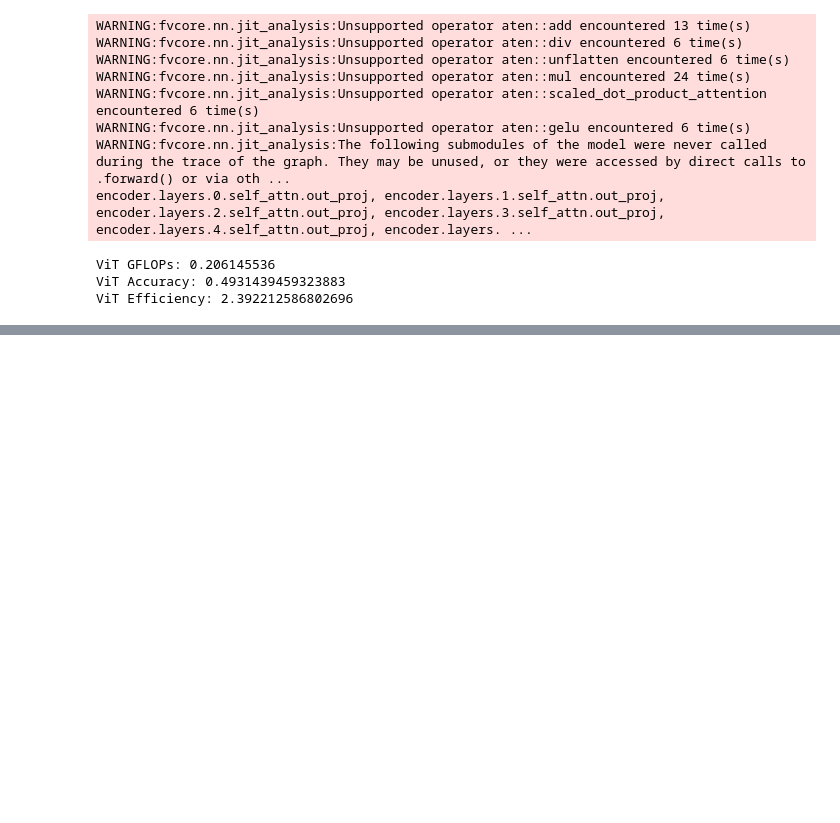
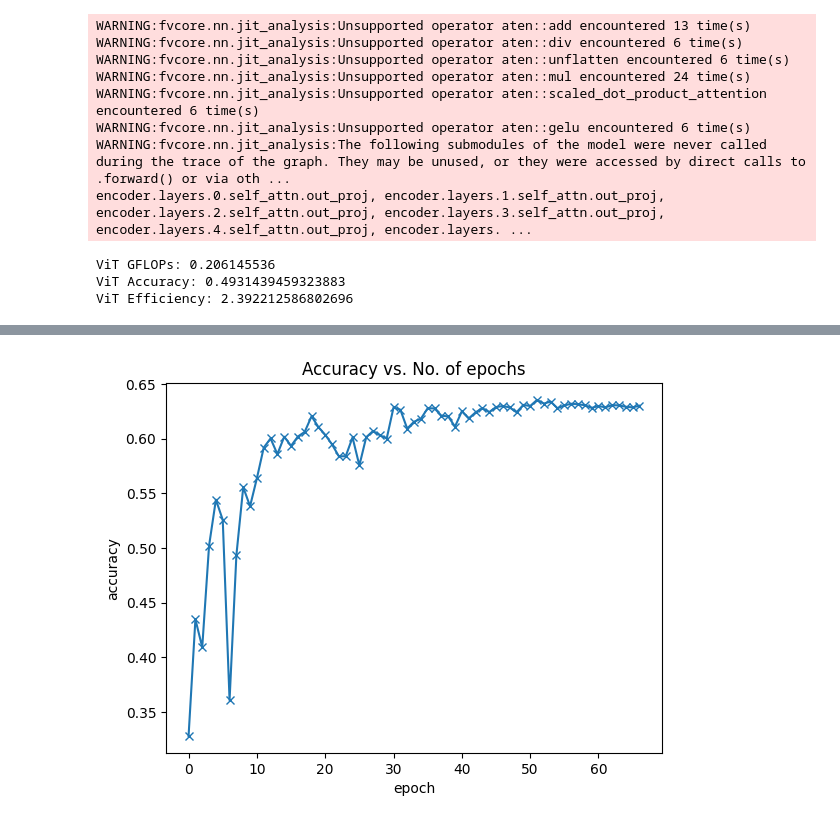
Before and after one commit to nmhaaa3218/CV-Facial-Expression, a Jupyter notebook: Facial_Expression_Recognition_2025.ipynb, the cells around one changed output, grey strips where cells are left out. Cells and saved outputs as stored; diff of their text form; code cells hidden in the pictures; blank space fills up the shorter version.

```diff
--- a/Facial_Expression_Recognition_2025.ipynb
+++ b/Facial_Expression_Recognition_2025.ipynb
@@ -966,0 +1136,4 @@ ViT Efficiency: 2.392212586802696
+# %%
+plot_accuracies(history_vgg)
+# %% [output]
+[figure, added]
```
Also changed, not shown: parts of 7 cells of this notebook.
